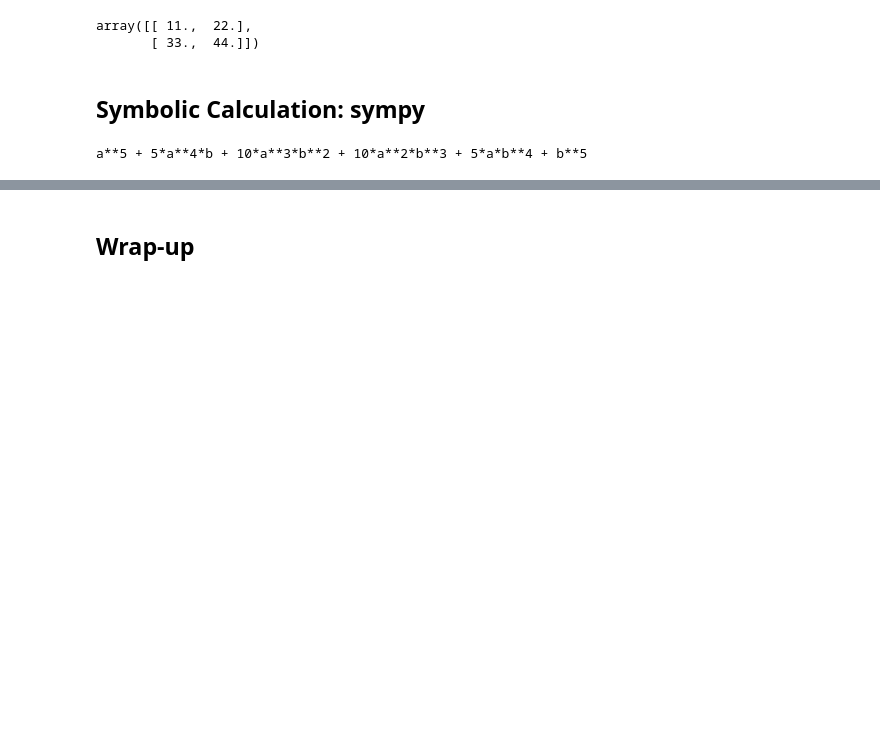
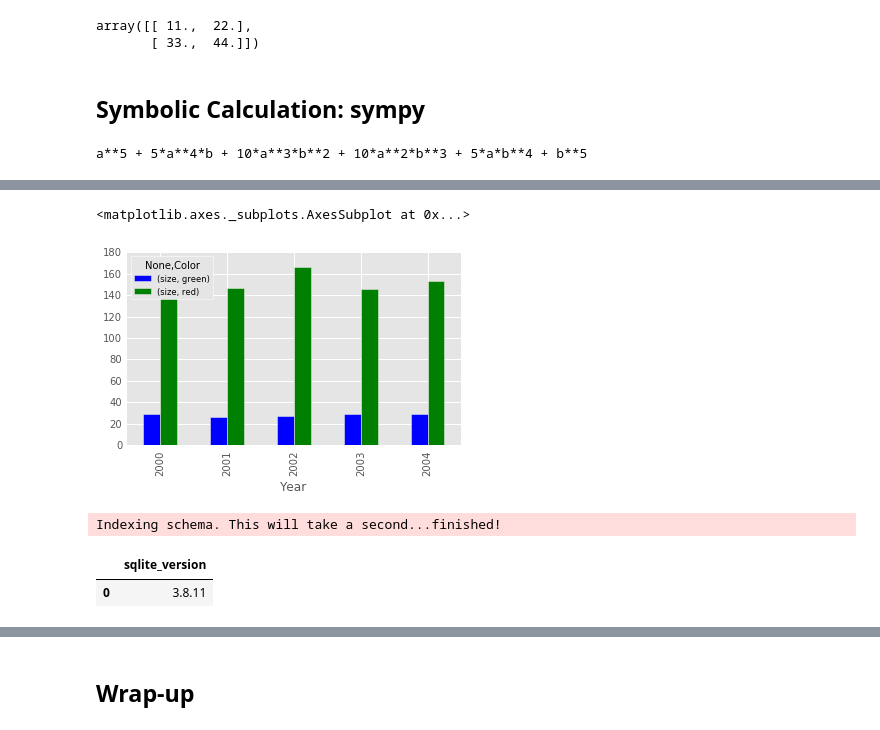
Before and after one commit to winpython/winpython_afterdoc, a Jupyter notebook: docs/Winpython_checker.ipynb, the cells around one changed output, grey strips where cells are left out. Saved outputs shown, nothing was run; the diff lists cells and outputs as text; code cells hidden in the pictures; blank space fills up the shorter version.

```diff
--- a/docs/Winpython_checker.ipynb
+++ b/docs/Winpython_checker.ipynb
@@ -560,0 +482,20 @@ a**5 + 5*a**4*b + 10*a**3*b**2 + 10*a**2*b**3 + 5*a*b**4 + b**5
+# %%
+# Transfering Datas to sqlite, doing transformation in sql, going back to Pandas and Matplotlib
+bsqldf('''
+select Color, Year, count(*) as size
+from datas$$
+where Measure > 0
+group by Color, Year'''
+          ).set_index(['Year', 'Color']).unstack().plot(kind='bar')
+# %% [output]
+<matplotlib.axes._subplots.AxesSubplot at 0x...>
+[figure, added]
+# %%
+# checking db.py
+from db import DB
+db=DB(dbtype="sqlite", filename=".baresql.db")
+db.query("select  sqlite_version() as sqlite_version  ;")
+# %% [output]
+Indexing schema. This will take a second...finished!
+|  | sqlite_version |
+| 0 | 3.8.11 |
```
Also changed, not shown: parts of 34 cells of this notebook, 1 other file.
